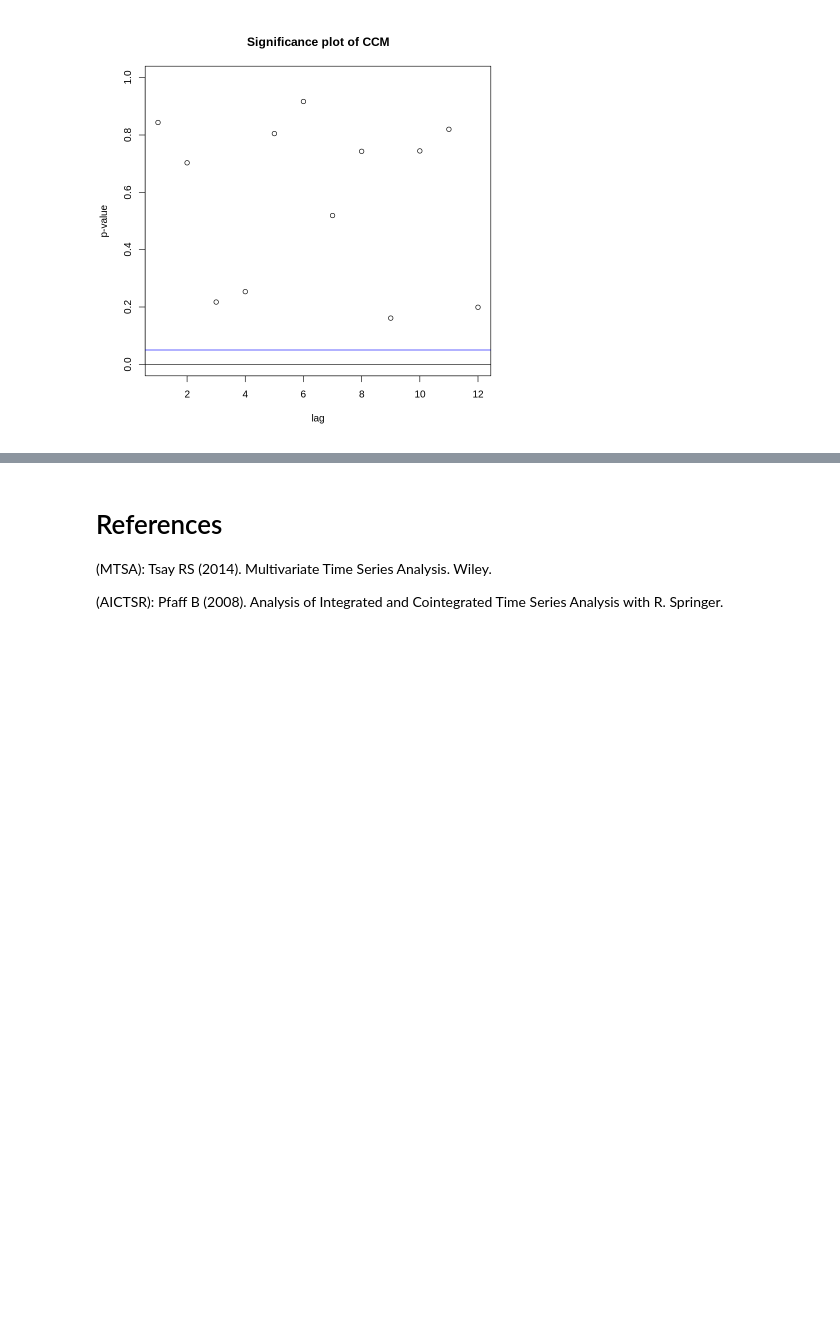
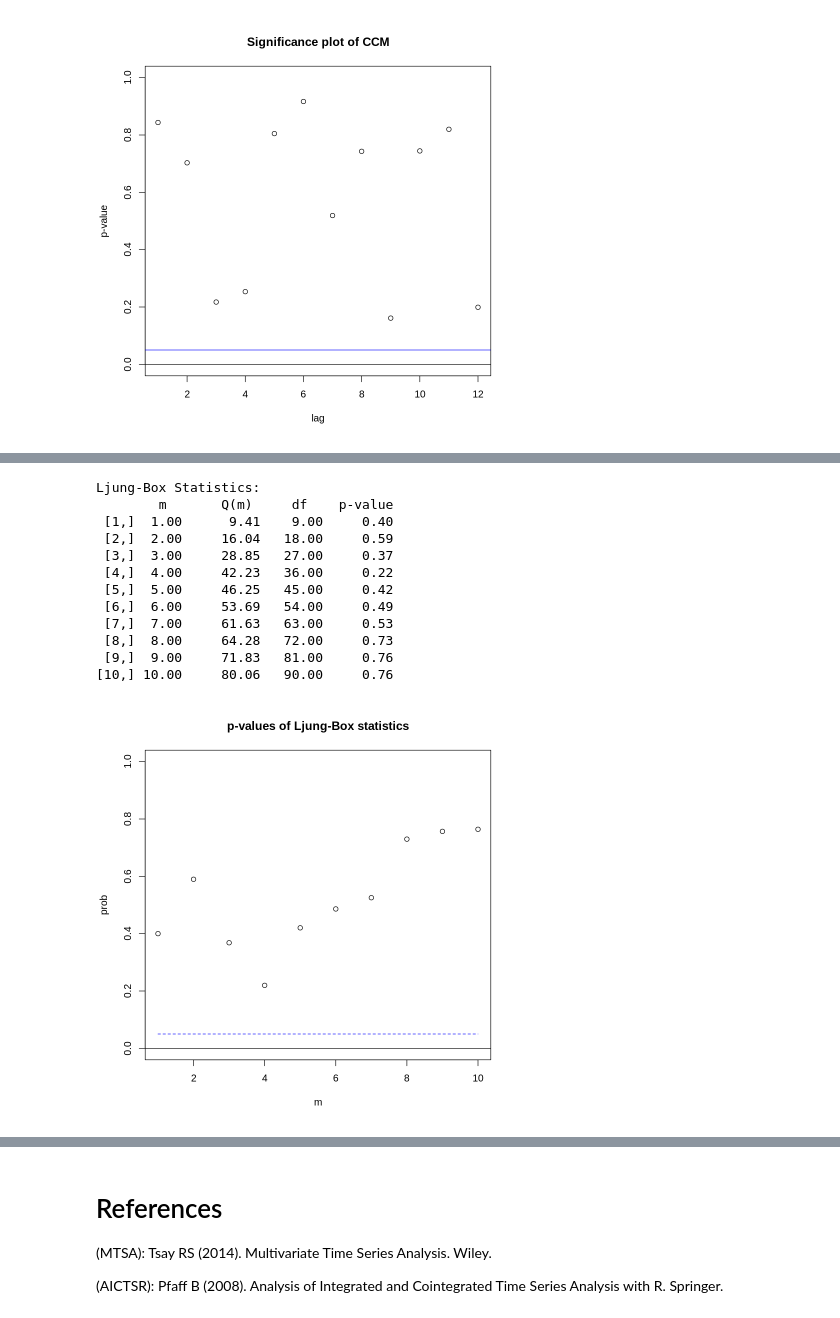
Before and after one commit to pacayton/Stat_268_Advanced_Time_Series_Analysis, a Jupyter notebook: Stat_268_Week_5_Multivariate_Time_Series_Analysis_Part_1.ipynb, the cells around one changed output, grey strips where cells are left out. Cells and saved outputs as stored; diff of their text form; code cells hidden in the pictures; blank space fills up the shorter version.

```diff
--- a/Stat_268_Week_5_Multivariate_Time_Series_Analysis_Part_1.ipynb
+++ b/Stat_268_Week_5_Multivariate_Time_Series_Analysis_Part_1.ipynb
@@ -320,0 +372,20 @@ to make a decision for each lag span $m$ an in the MTS package, a significance p
+# %%
+### Demonstration for Multivariate Ljung-Box test using Simulated Data.
+
+sig <- diag(3) ## Cov matrix = I_3x3
+z=rmvnorm(200,rep(0,3),sig)
+mq(z,10)
+# %% [output]
+Ljung-Box Statistics:
+        m       Q(m)     df    p-value
+ [1,]  1.00      9.41    9.00     0.40
+ [2,]  2.00     16.04   18.00     0.59
+ [3,]  3.00     28.85   27.00     0.37
+ [4,]  4.00     42.23   36.00     0.22
+ [5,]  5.00     46.25   45.00     0.42
+ [6,]  6.00     53.69   54.00     0.49
+ [7,]  7.00     61.63   63.00     0.53
+ [8,]  8.00     64.28   72.00     0.73
+ [9,]  9.00     71.83   81.00     0.76
+[10,] 10.00     80.06   90.00     0.76
+[figure, added]
```
Also changed, not shown: parts of 4 cells of this notebook.
